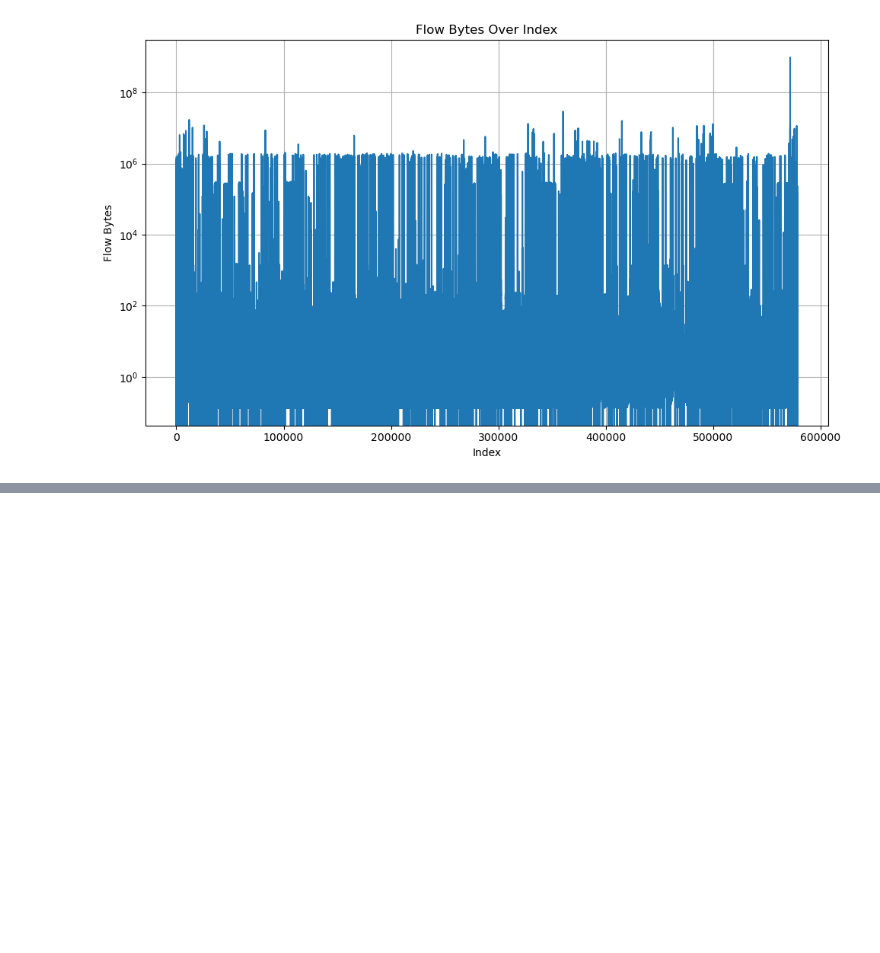
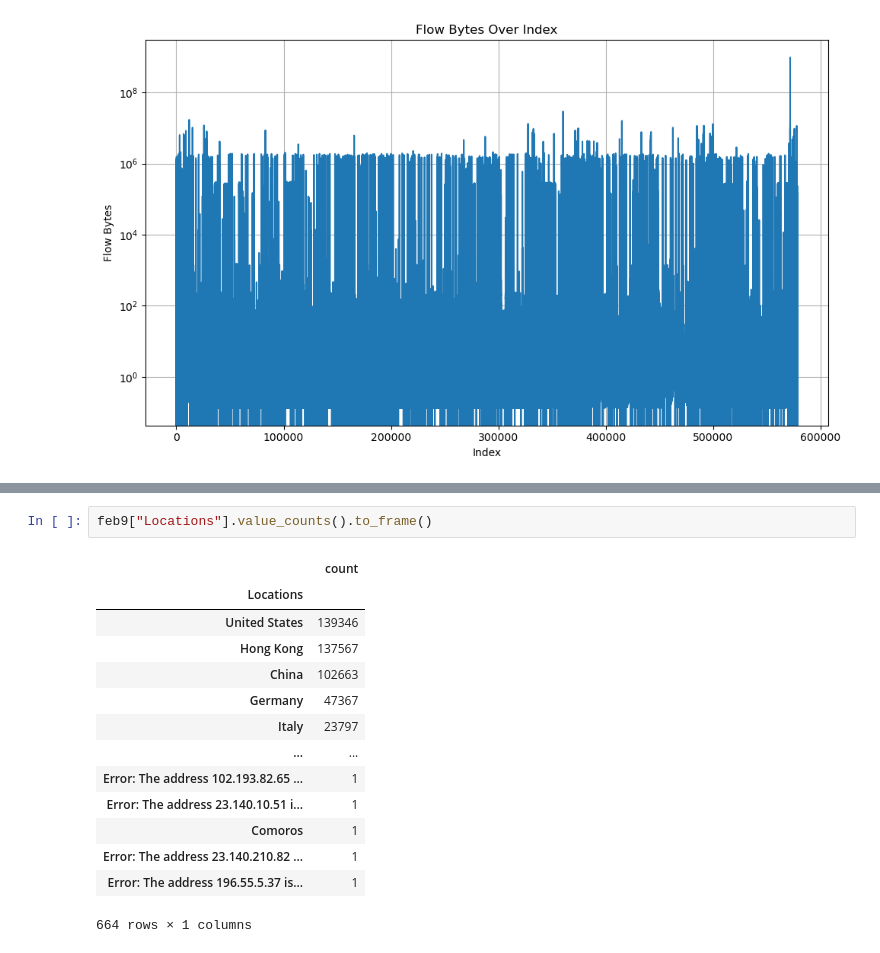
Before and after one commit to Totally-Kyle/The-CyberChase, a Jupyter notebook: EDA.ipynb, the cells around one changed output, grey strips where cells are left out. Saved outputs shown, nothing was run; the diff lists cells and outputs as text; blank space fills up the shorter version.

```diff
--- a/EDA.ipynb
+++ b/EDA.ipynb
@@ -135,0 +186,17 @@ plt.show()
+# %%
+feb9["Locations"].value_counts().to_frame()
+# %% [output]
+|  | count |
+| Locations |  |
+| United States | 139346 |
+| Hong Kong | 137567 |
+| China | 102663 |
+| Germany | 47367 |
+| Italy | 23797 |
+| ... | ... |
+| Error: The address 102.193.82.65 ... | 1 |
+| Error: The address 23.140.10.51 i... | 1 |
+| Comoros | 1 |
+| Error: The address 23.140.210.82 ... | 1 |
+| Error: The address 196.55.5.37 is... | 1 |
+664 rows × 1 columns
```
Also changed, not shown: parts of 5 cells of this notebook, 1 other file.
